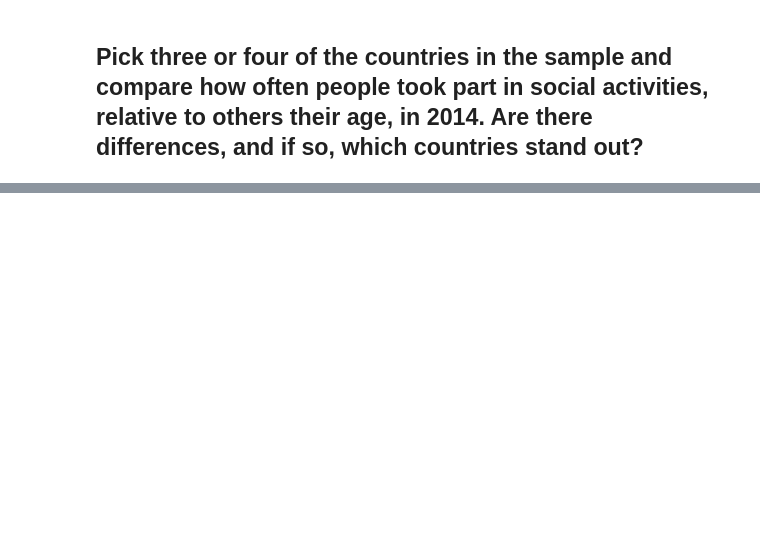
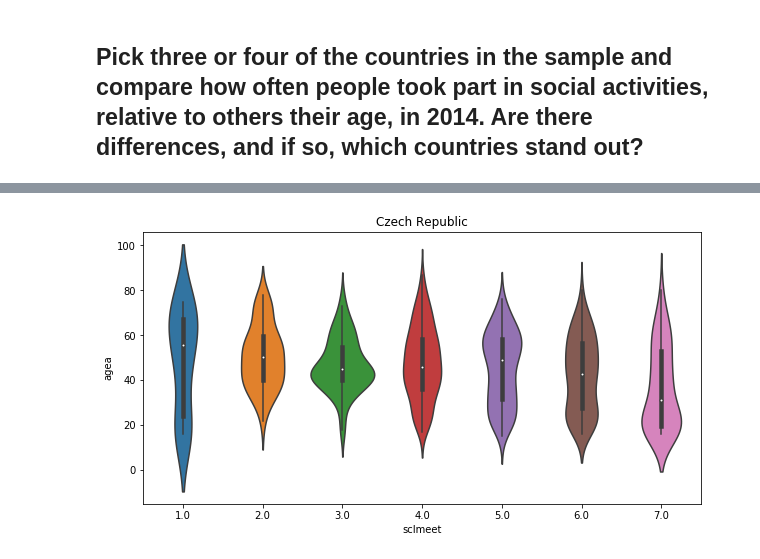
Before and after one commit to mbeckmanssf/Thinkful, a Jupyter notebook: Unit-5/5.4-What_Test.ipynb, the cells around one changed output, grey strips where cells are left out. Saved outputs shown, nothing was run; the diff lists cells and outputs as text; code cells hidden in the pictures; blank space fills up the shorter version.

```diff
--- a/Unit-5/5.4-What_Test.ipynb
+++ b/Unit-5/5.4-What_Test.ipynb
@@ -330,0 +476,7 @@ People living with a partner were more likely (by eight points) to view people a
+# %%
+plt.figure(figsize=(10, 5))
+sns.violinplot(Czech2014['sclmeet'], Czech2014['agea'])
+plt.title('Czech Republic')
+plt.show()
+# %% [output]
+[figure, added]
```
Also changed, not shown: parts of 29 cells of this notebook.
